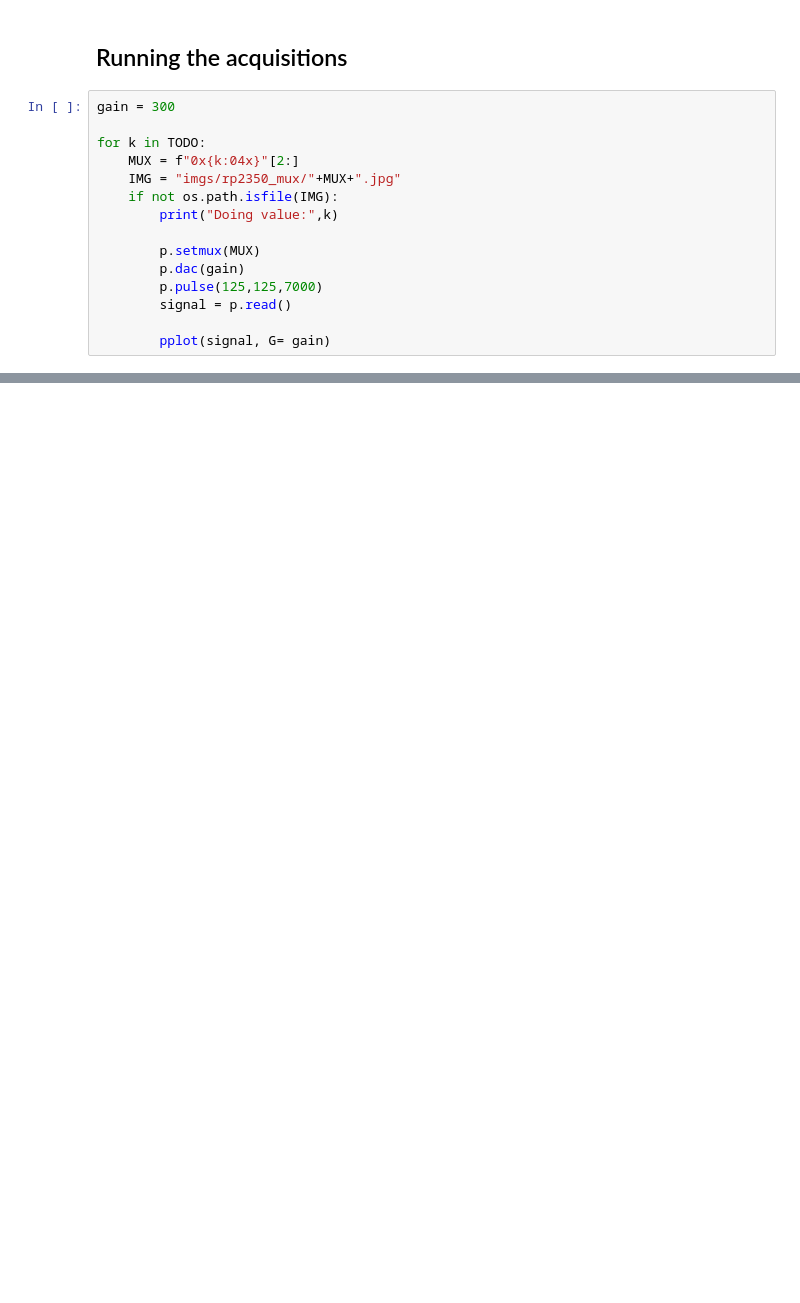
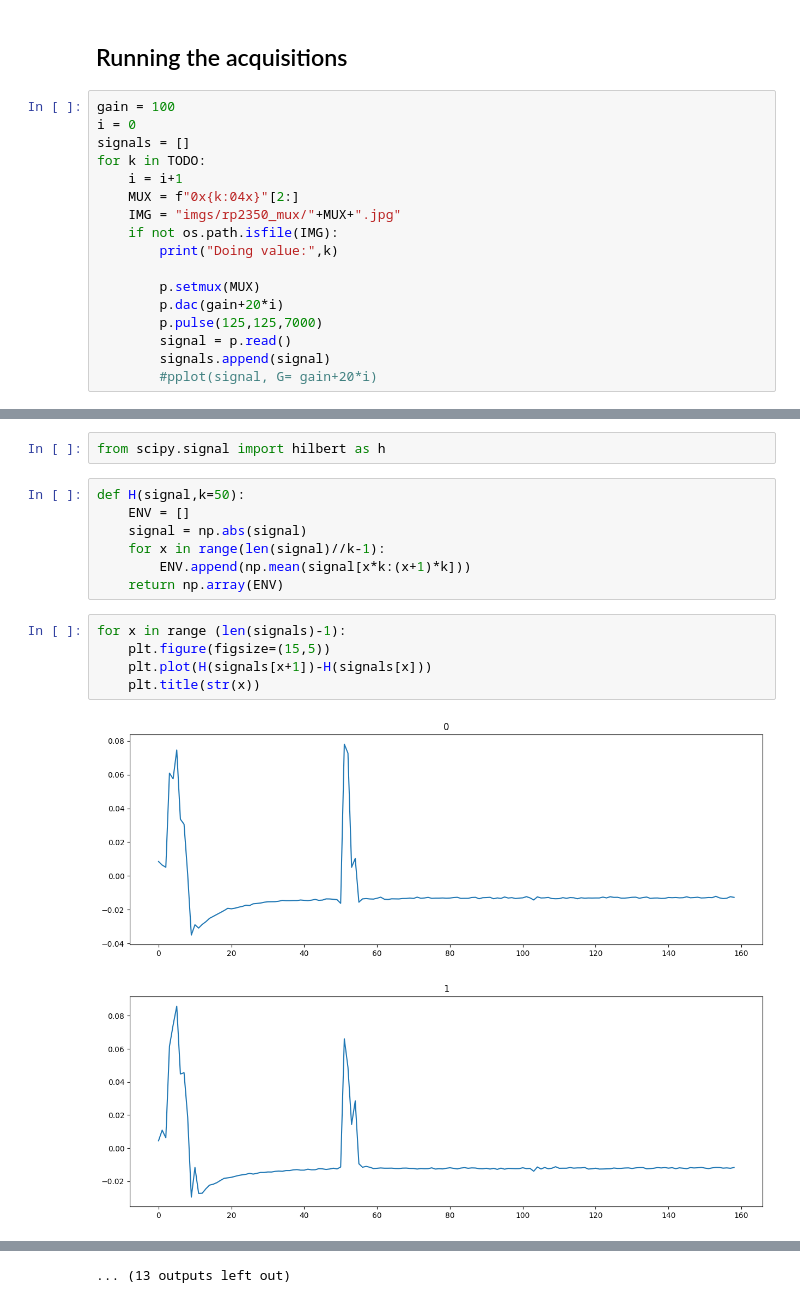
Before and after one commit to kelu124/pic0rick, a Jupyter notebook: software/rp2350_mux/Readme.ipynb, the cells around one changed output, grey strips where cells are left out. Drawn from its saved outputs; the diff is of its cells as text; blank space fills up the shorter version.

```diff
--- a/software/rp2350_mux/Readme.ipynb
+++ b/software/rp2350_mux/Readme.ipynb
@@ -41,18 +43,20 @@ p = Pic0rick()
 # %% [markdown]
 ## Running the acquisitions
 # %%
-gain = 300
-
+gain = 100
+i = 0
+signals = []
 for k in TODO:
+    i = i+1
     MUX = f"0x{k:04x}"[2:]
     IMG = "imgs/rp2350_mux/"+MUX+".jpg"
     if not os.path.isfile(IMG):
         print("Doing value:",k)
 
         p.setmux(MUX)
-        p.dac(gain)
+        p.dac(gain+20*i)
         p.pulse(125,125,7000)
         signal = p.read()
-
-        pplot(signal, G= gain)
+        signals.append(signal)
+        #pplot(signal, G= gain+20*i)
 # %% [output]
@@ -87,0 +82,17 @@ ser.close()
+# %%
+from scipy.signal import hilbert as h
+# %%
+def H(signal,k=50):
+    ENV = []
+    signal = np.abs(signal)
+    for x in range(len(signal)//k-1):
+        ENV.append(np.mean(signal[x*k:(x+1)*k]))
+    return np.array(ENV)
+# %%
+for x in range (len(signals)-1):
+    plt.figure(figsize=(15,5))
+    plt.plot(H(signals[x+1])-H(signals[x]))
+    plt.title(str(x))
+# %% [output]
+[figure, added]
+[figure, added]
@@ -87,0 +109 @@ ser.close()
+... (13 outputs left out)
```
Also changed, not shown: parts of 7 cells of this notebook.
